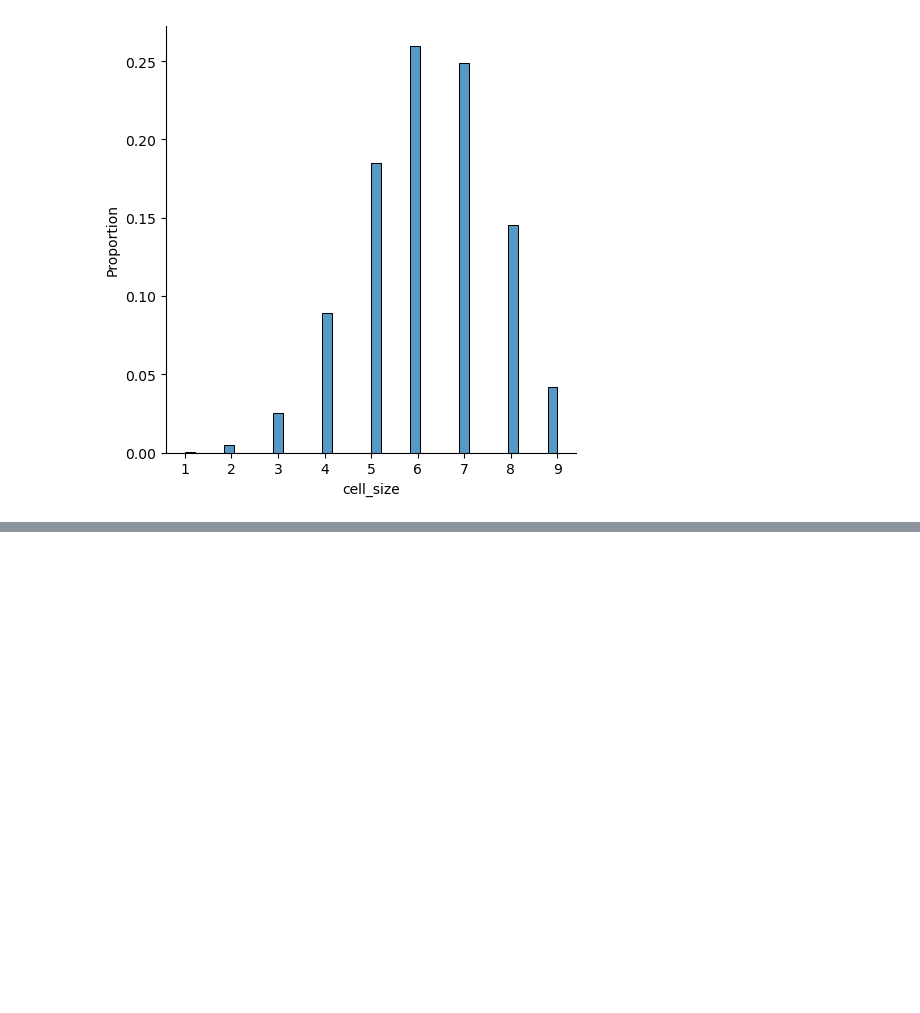
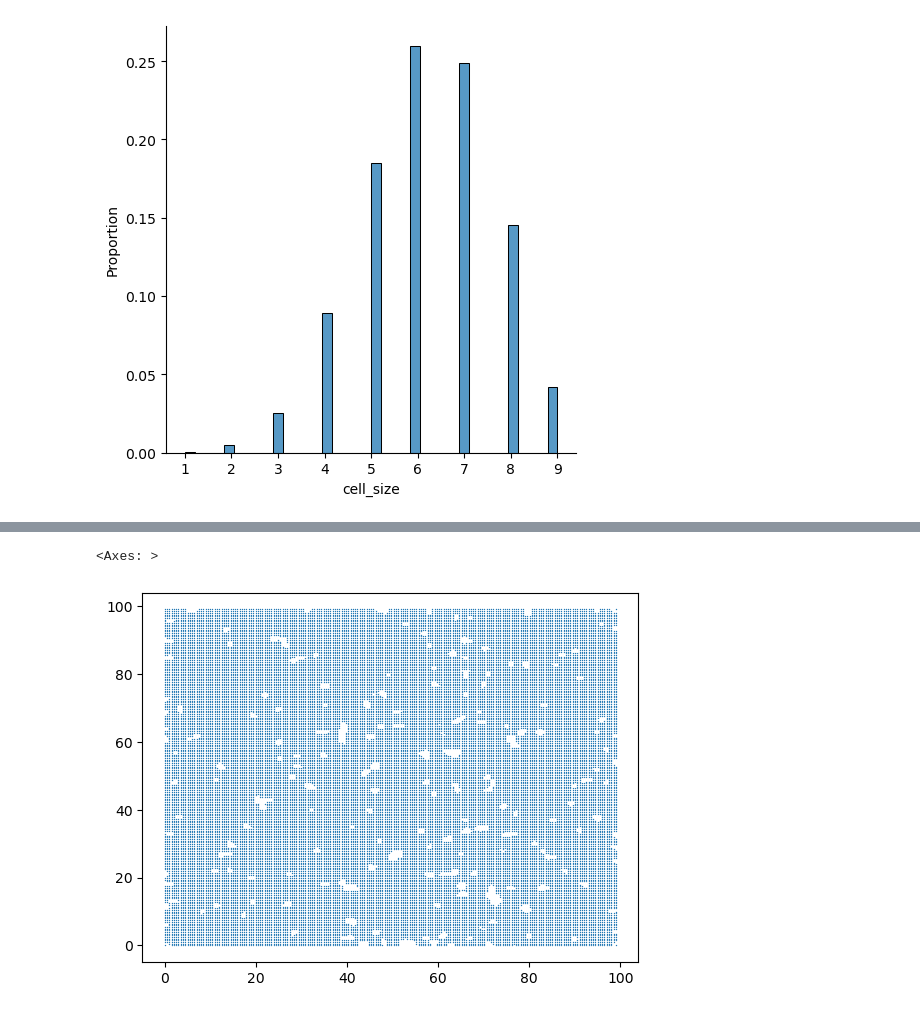
Before and after one commit to LIU-Xnd/pytacs, a Jupyter notebook: data/demo/demo.ipynb, the cells around one changed output, grey strips where cells are left out. Cells and saved outputs as stored; diff of their text form; code cells hidden in the pictures; blank space fills up the shorter version.

```diff
--- a/data/demo/demo.ipynb
+++ b/data/demo/demo.ipynb
@@ -109,2 +112,11 @@ AnnData object with n_obs × n_vars = 4589 × 5227
+# %%
+plot.plot_boundaries_on_grids(
+    coordinates=data_preper.sp_adata.obsm['spatial'],
+    boundaries_flags=bd_flags,
+    grid_density=200,
+)
+# %% [output]
+<Axes: >
+[figure, added]
 # %%
 # Perform cell niche identification
```
Also changed, not shown: parts of 6 cells of this notebook, 7 other files.
